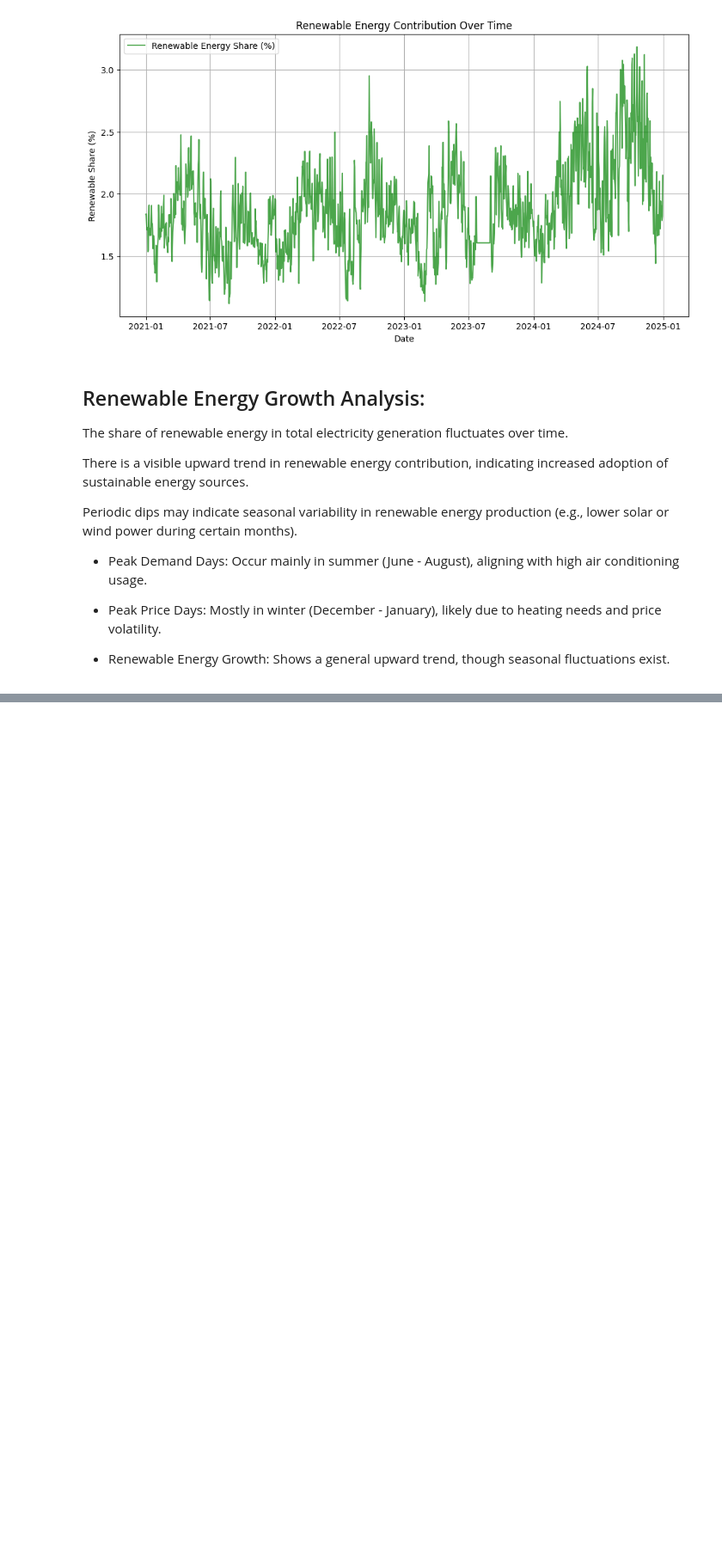
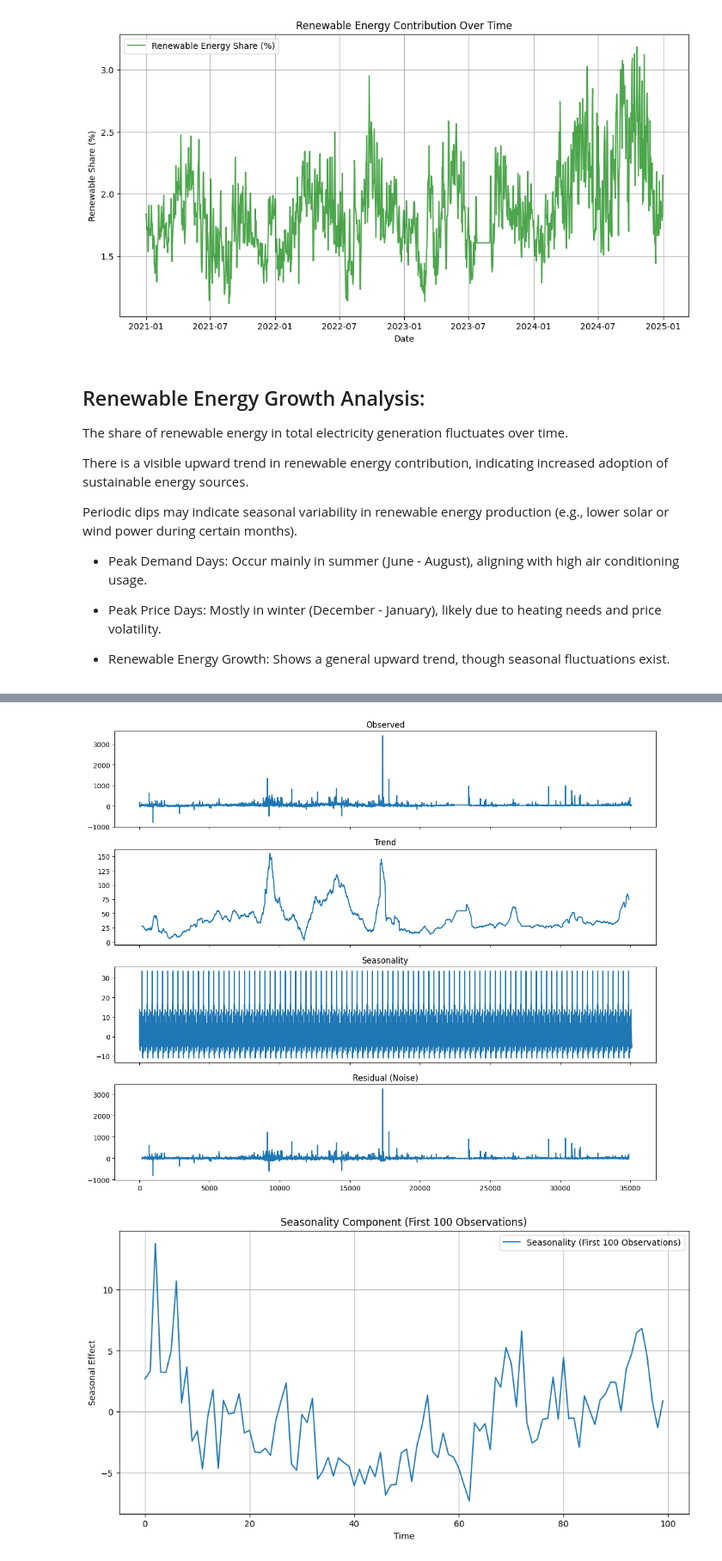
Before and after one commit to forumb94/energypricecode, a Jupyter notebook: maincode.ipynb, the cells around one changed output, grey strips where cells are left out. Shown at 86% size. Cells and saved outputs as stored; diff of their text form; code cells hidden in the pictures; blank space fills up the shorter version.

```diff
--- a/maincode.ipynb
+++ b/maincode.ipynb
@@ -442,0 +601,30 @@ Periodic dips may indicate seasonal variability in renewable energy production (
+# %%
+# Select a representative price column for analysis
+price_column = 'Real Time J - New York City'
+
+# Perform seasonal decomposition
+decomposition = seasonal_decompose(df[price_column].dropna(), model='additive', period=365)
+
+# Plot the decomposition components
+fig, axes = plt.subplots(4, 1, figsize=(12, 10), sharex=True)
+
+decomposition.observed.plot(ax=axes[0], title="Observed")
+decomposition.trend.plot(ax=axes[1], title="Trend")
+decomposition.seasonal.plot(ax=axes[2], title="Seasonality")
+decomposition.resid.plot(ax=axes[3], title="Residual (Noise)")
+
+plt.tight_layout()
+plt.show()
+
+# Plot the first 100 observations of the seasonality component
+plt.figure(figsize=(12, 6))
+plt.plot(decomposition.seasonal[:100], label="Seasonality (First 100 Observations)")
+plt.title("Seasonality Component (First 100 Observations)")
+plt.xlabel("Time")
+plt.ylabel("Seasonal Effect")
+plt.legend()
+plt.grid(True)
+plt.show()
+# %% [output]
+[figure, added]
+[figure, added]
```
Also changed, not shown: parts of 6 cells of this notebook.
